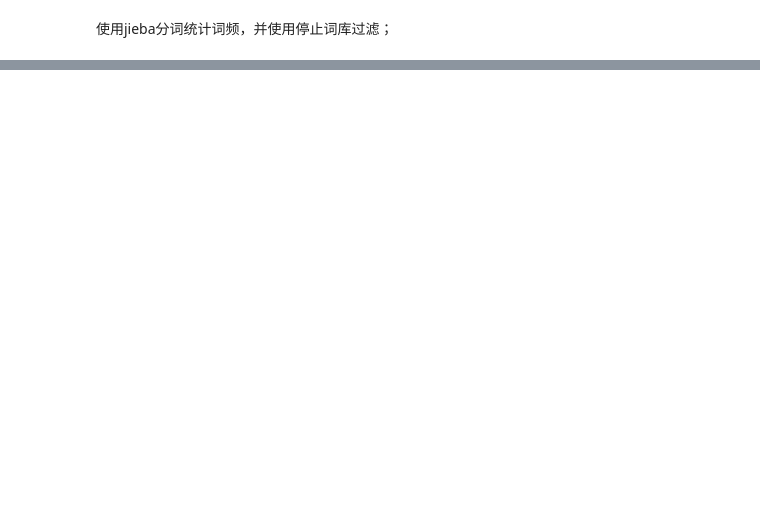
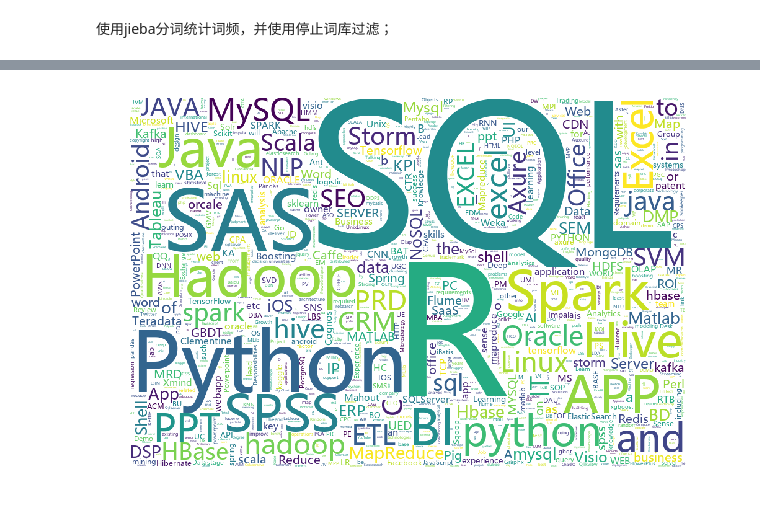
Before and after one commit to lxyangfan/job_analyser, a Jupyter notebook: job-req-salary.ipynb, the cells around one changed output, grey strips where cells are left out. Drawn from its saved outputs; the diff is of its cells as text; code cells hidden in the pictures; blank space fills up the shorter version.

```diff
--- a/job-req-salary.ipynb
+++ b/job-req-salary.ipynb
@@ -122,0 +131,19 @@ fi_res.sort_values(0, ascending=False)
+# %%
+## 开始制作词云
+
+def is_en(word):
+    ptn_s = u'^[a-zA-Z]+$'
+    pt = re.compile(ptn_s)
+    if pt.search(word):
+        return True
+    else:
+        return False
+# fi_res.sort_values(0, ascending=False)[0].reset_index()['index']
+rrr = fi_res.sort_values(0, ascending=False)[0].reset_index()
+
+ddd = rrr[rrr['index'].apply(is_en)]
+
+print ddd.head(20)
+
+dddd = ddd.set_index('index')[0].sort_values(ascending=False).to_dict()
+# ddd.to_dict()
@@ -122,0 +168,22 @@ fi_res.sort_values(0, ascending=False)
+# %%
+nsw = set(s.encode('utf-8') for s in stopwords)
+
+#对分词后的文本生成词云
+my_wordcloud = WordCloud(font_path='msyh.ttc',
+               background_color="white",
+               width=900,
+               height=600,
+               relative_scaling=0.4,
+               max_words=4000,
+               stopwords=nsw)
+# 生成词云
+my_wordcloud.generate_from_frequencies(dddd)
+plt.figure(figsize=(10,13))
+
+#显示词云图
+plt.imshow(my_wordcloud)
+#是否显示x轴、y轴下标
+plt.axis("off")
+plt.show()
+# %% [output]
+[figure, added]
```
Also changed, not shown: parts of 7 cells of this notebook, 7 other files.
